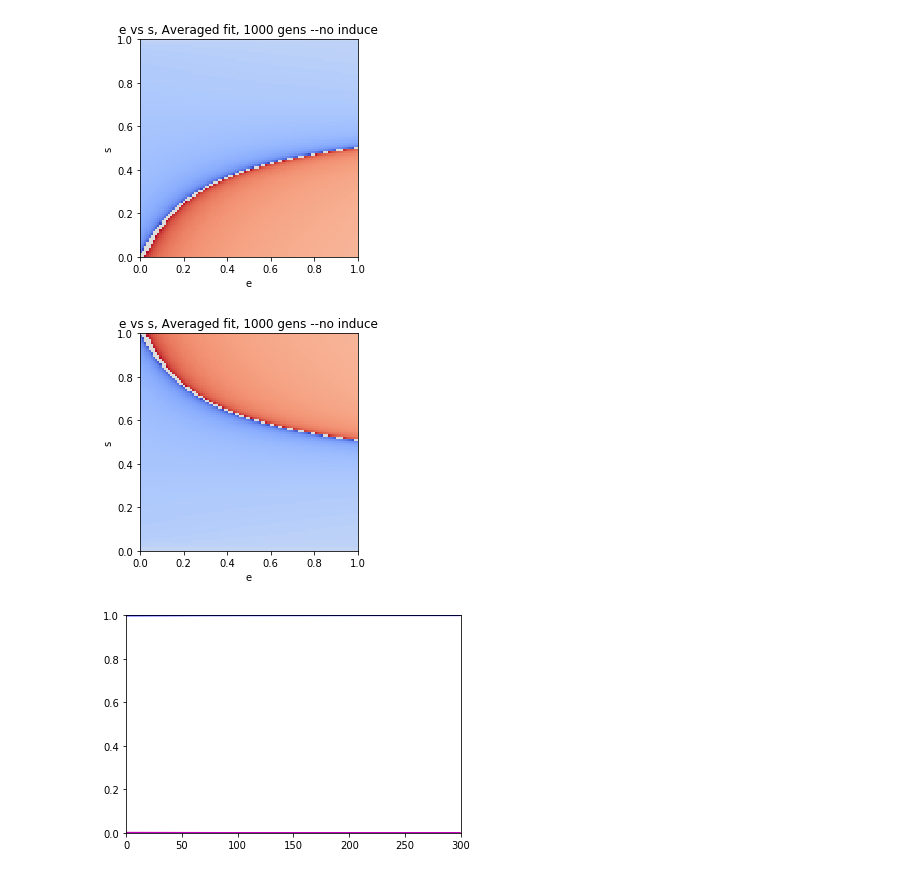
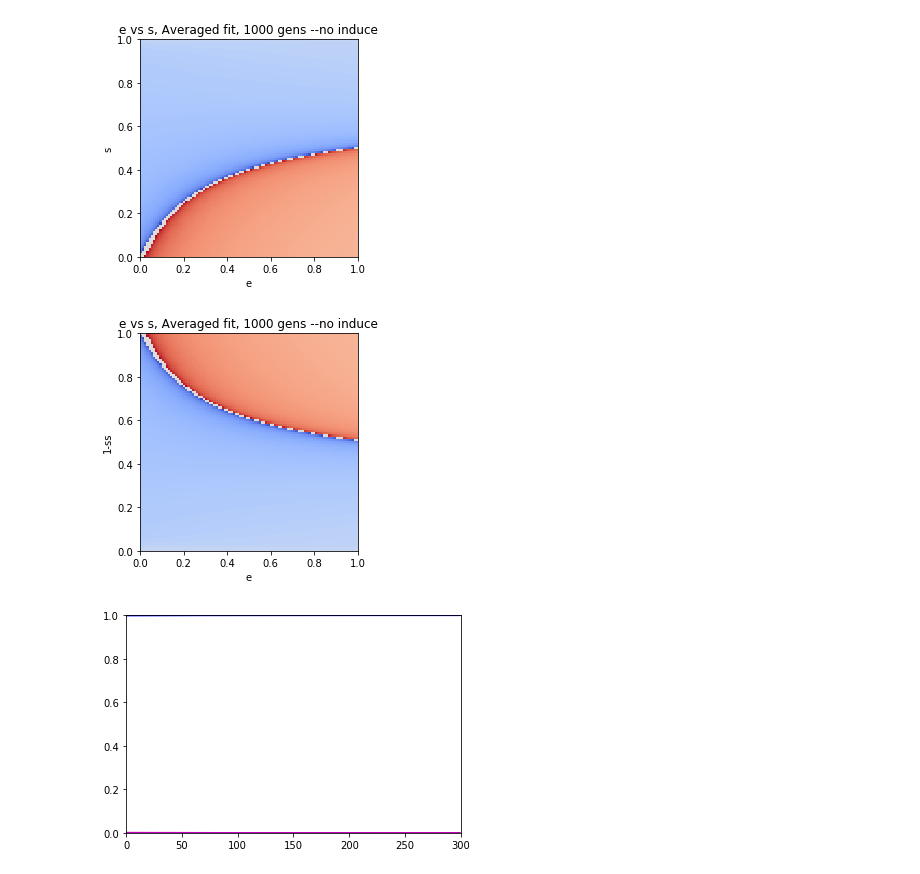
Before and after one commit to mgheffel/CRISPR-Gene-Drive-Population-Model, a Jupyter notebook: BaseModel.ipynb, the cells around one changed output. Drawn from its saved outputs; the diff is of its cells as text; code cells hidden in the pictures.

Commit message:
plotting (1-s) rather than s

```diff
--- a/BaseModel.ipynb
+++ b/BaseModel.ipynb
@@ -123,32 +123,32 @@ print(run_simulation(simData,True,True))
 # %%
 eVals=np.arange(0,1.01,.01)
 sVals=np.arange(0,1.01,.01)
 X,Y=np.meshgrid(eVals,sVals)
 Z=np.zeros((len(eVals),len(sVals)))
 #run 2D sim e vs f
 for eIndex in range(len(eVals)):
     for sIndex in range(len(sVals)):
         #y is f
         simData={'qW':.999,'qD':.001,'qH':0,'sW':0,'sD':sVals[sIndex],'fH':.9,'e':eVals[eIndex],'d':.5,'generations':1000}
         takeover=run_simulation(simData)
         Z[sIndex,eIndex]=takeover
 model3D(X,Y,Z,'e','s','e vs s, Averaged fit, 1000 gens --no induce')
 
 eVals=np.arange(0,1.01,.01)
 sVals=np.arange(1.01,0,-.01)
 X,Y=np.meshgrid(eVals,sVals)
 Z=np.zeros((len(eVals),len(sVals)))
 #run 2D sim e vs f
 for eIndex in range(len(eVals)):
     for sIndex in range(len(sVals)):
         #y is f
         simData={'qW':.999,'qD':.001,'qH':0,'sW':0,'sD':sVals[sIndex],'fH':.9,'e':eVals[eIndex],'d':.5,'generations':1000}
         takeover=run_simulation(simData)
         Z[sIndex,eIndex]=takeover
-model3D(X,Y,Z,'e','s','e vs s, Averaged fit, 1000 gens --no induce')
+model3D(X,Y,Z,'e','1-ss','e vs s, Averaged fit, 1000 gens --no induce')
 # %% [output]
 [figure]
-[figure, old version]
+[figure, new version]
 # %%
 simData={'qW':.999,'qD':.001,'qH':0,'sW':0,'sD':.4,'e':.4,'d':.4,'generations':1000}
 
```
Also changed, not shown: parts of 1 cell of this notebook.
